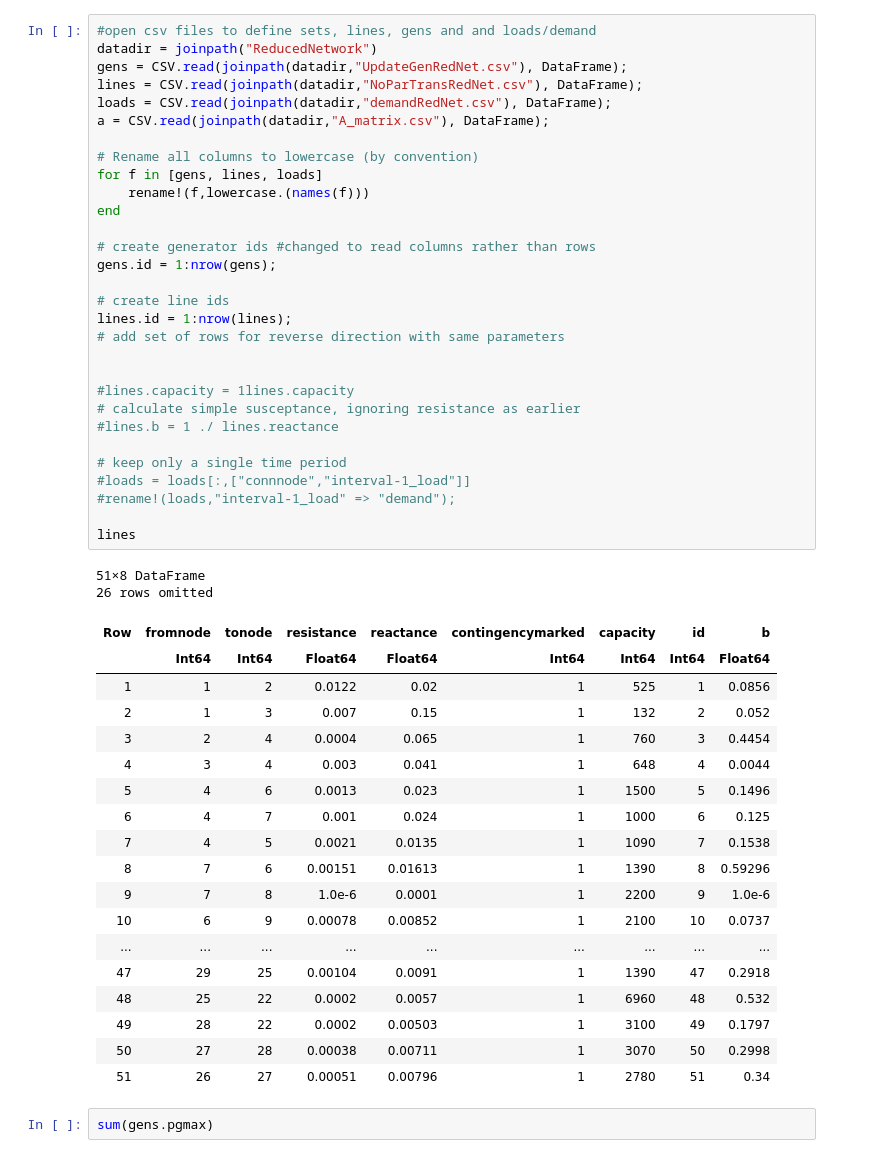
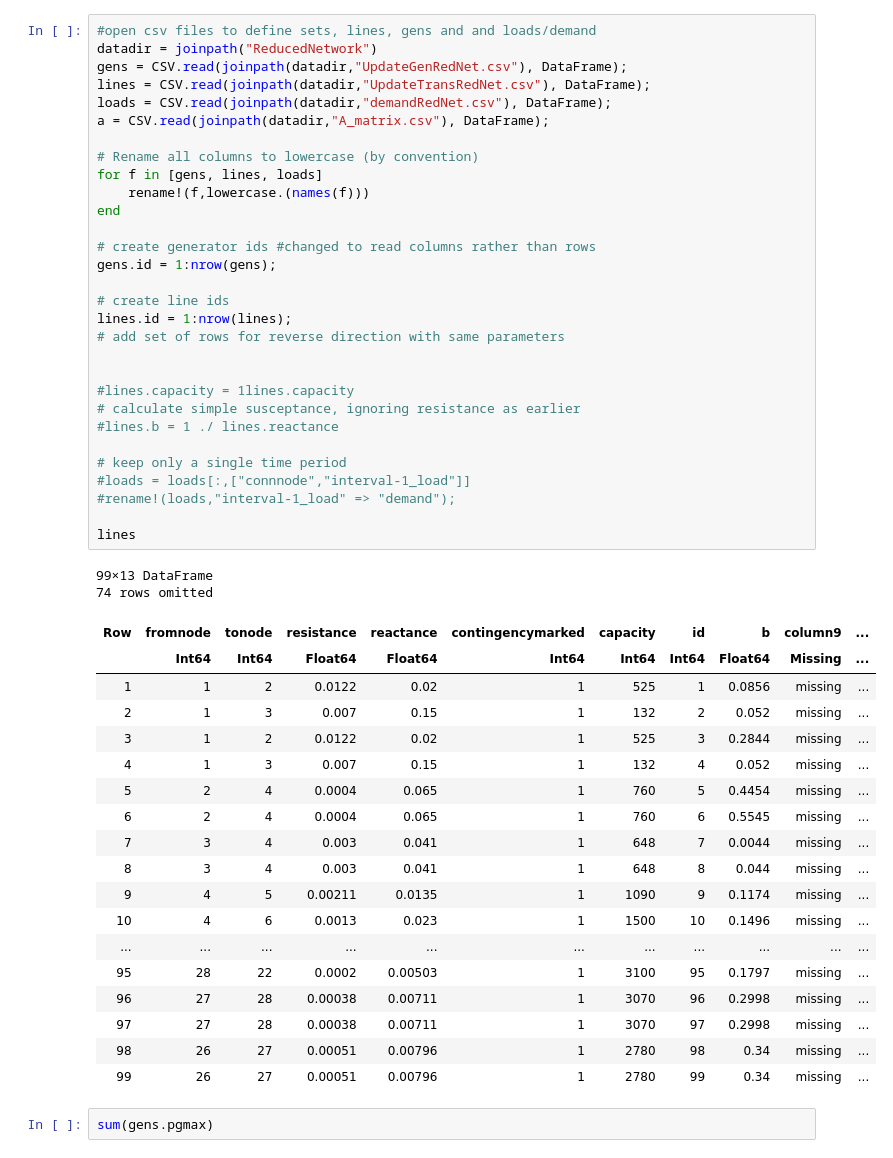
Before and after one commit to salbert-antwi/power-systems-optimization, a Jupyter notebook: Notebooks/MarketModelling_Attempt1.ipynb, the cells around one changed output. Saved outputs shown, nothing was run; the diff lists cells and outputs as text.

```diff
--- a/Notebooks/MarketModelling_Attempt1.ipynb
+++ b/Notebooks/MarketModelling_Attempt1.ipynb
@@ -16,54 +17,54 @@ ENV["COLUMNS"]=120; # Set so all columns of DataFrames and Matrices are displaye
 # %%
 #open csv files to define sets, lines, gens and and loads/demand
 datadir = joinpath("ReducedNetwork")
 gens = CSV.read(joinpath(datadir,"UpdateGenRedNet.csv"), DataFrame);
-lines = CSV.read(joinpath(datadir,"NoParTransRedNet.csv"), DataFrame);
+lines = CSV.read(joinpath(datadir,"UpdateTransRedNet.csv"), DataFrame);
 loads = CSV.read(joinpath(datadir,"demandRedNet.csv"), DataFrame);
 a = CSV.read(joinpath(datadir,"A_matrix.csv"), DataFrame);
 
 # Rename all columns to lowercase (by convention)
 for f in [gens, lines, loads]
     rename!(f,lowercase.(names(f)))
 end
 
 # create generator ids #changed to read columns rather than rows
 gens.id = 1:nrow(gens);
 
 # create line ids
 lines.id = 1:nrow(lines);
 # add set of rows for reverse direction with same parameters
 
 
 #lines.capacity = 1lines.capacity
 # calculate simple susceptance, ignoring resistance as earlier
 #lines.b = 1 ./ lines.reactance
 
 # keep only a single time period
 #loads = loads[:,["connnode","interval-1_load"]]
 #rename!(loads,"interval-1_load" => "demand");
 
 lines
 # %% [output]
-51×8 DataFrame
-26 rows omitted
+99×13 DataFrame
+74 rows omitted
-| Row | fromnode | tonode | resistance | reactance | contingencymarked | capacity | id | b |
-|  | Int64 | Int64 | Float64 | Float64 | Int64 | Int64 | Int64 | Float64 |
-| 1 | 1 | 2 | 0.0122 | 0.02 | 1 | 525 | 1 | 0.0856 |
-| 2 | 1 | 3 | 0.007 | 0.15 | 1 | 132 | 2 | 0.052 |
-| 3 | 2 | 4 | 0.0004 | 0.065 | 1 | 760 | 3 | 0.4454 |
-| 4 | 3 | 4 | 0.003 | 0.041 | 1 | 648 | 4 | 0.0044 |
-| 5 | 4 | 6 | 0.0013 | 0.023 | 1 | 1500 | 5 | 0.1496 |
-| 6 | 4 | 7 | 0.001 | 0.024 | 1 | 1000 | 6 | 0.125 |
-| 7 | 4 | 5 | 0.0021 | 0.0135 | 1 | 1090 | 7 | 0.1538 |
-| 8 | 7 | 6 | 0.00151 | 0.01613 | 1 | 1390 | 8 | 0.59296 |
-| 9 | 7 | 8 | 1.0e-6 | 0.0001 | 1 | 2200 | 9 | 1.0e-6 |
-| 10 | 6 | 9 | 0.00078 | 0.00852 | 1 | 2100 | 10 | 0.0737 |
-| ... | ... | ... | ... | ... | ... | ... | ... | ... |
-| 47 | 29 | 25 | 0.00104 | 0.0091 | 1 | 1390 | 47 | 0.2918 |
-| 48 | 25 | 22 | 0.0002 | 0.0057 | 1 | 6960 | 48 | 0.532 |
-| 49 | 28 | 22 | 0.0002 | 0.00503 | 1 | 3100 | 49 | 0.1797 |
-| 50 | 27 | 28 | 0.00038 | 0.00711 | 1 | 3070 | 50 | 0.2998 |
-| 51 | 26 | 27 | 0.00051 | 0.00796 | 1 | 2780 | 51 | 0.34 |
+| Row | fromnode | tonode | resistance | reactance | contingencymarked | capacity | id | b | column9 | ... |
+|  | Int64 | Int64 | Float64 | Float64 | Int64 | Int64 | Int64 | Float64 | Missing | ... |
+| 1 | 1 | 2 | 0.0122 | 0.02 | 1 | 525 | 1 | 0.0856 | missing | ... |
+| 2 | 1 | 3 | 0.007 | 0.15 | 1 | 132 | 2 | 0.052 | missing | ... |
+| 3 | 1 | 2 | 0.0122 | 0.02 | 1 | 525 | 3 | 0.2844 | missing | ... |
+| 4 | 1 | 3 | 0.007 | 0.15 | 1 | 132 | 4 | 0.052 | missing | ... |
+| 5 | 2 | 4 | 0.0004 | 0.065 | 1 | 760 | 5 | 0.4454 | missing | ... |
+| 6 | 2 | 4 | 0.0004 | 0.065 | 1 | 760 | 6 | 0.5545 | missing | ... |
+| 7 | 3 | 4 | 0.003 | 0.041 | 1 | 648 | 7 | 0.0044 | missing | ... |
+| 8 | 3 | 4 | 0.003 | 0.041 | 1 | 648 | 8 | 0.044 | missing | ... |
+| 9 | 4 | 5 | 0.00211 | 0.0135 | 1 | 1090 | 9 | 0.1174 | missing | ... |
+| 10 | 4 | 6 | 0.0013 | 0.023 | 1 | 1500 | 10 | 0.1496 | missing | ... |
+| ... | ... | ... | ... | ... | ... | ... | ... | ... | ... | ... |
+| 95 | 28 | 22 | 0.0002 | 0.00503 | 1 | 3100 | 95 | 0.1797 | missing | ... |
+| 96 | 27 | 28 | 0.00038 | 0.00711 | 1 | 3070 | 96 | 0.2998 | missing | ... |
+| 97 | 27 | 28 | 0.00038 | 0.00711 | 1 | 3070 | 97 | 0.2998 | missing | ... |
+| 98 | 26 | 27 | 0.00051 | 0.00796 | 1 | 2780 | 98 | 0.34 | missing | ... |
+| 99 | 26 | 27 | 0.00051 | 0.00796 | 1 | 2780 | 99 | 0.34 | missing | ... |
 # %%
 sum(gens.pgmax)
 # %% [output]
```
Also changed, not shown: parts of 11 cells of this notebook, 1 other file.
